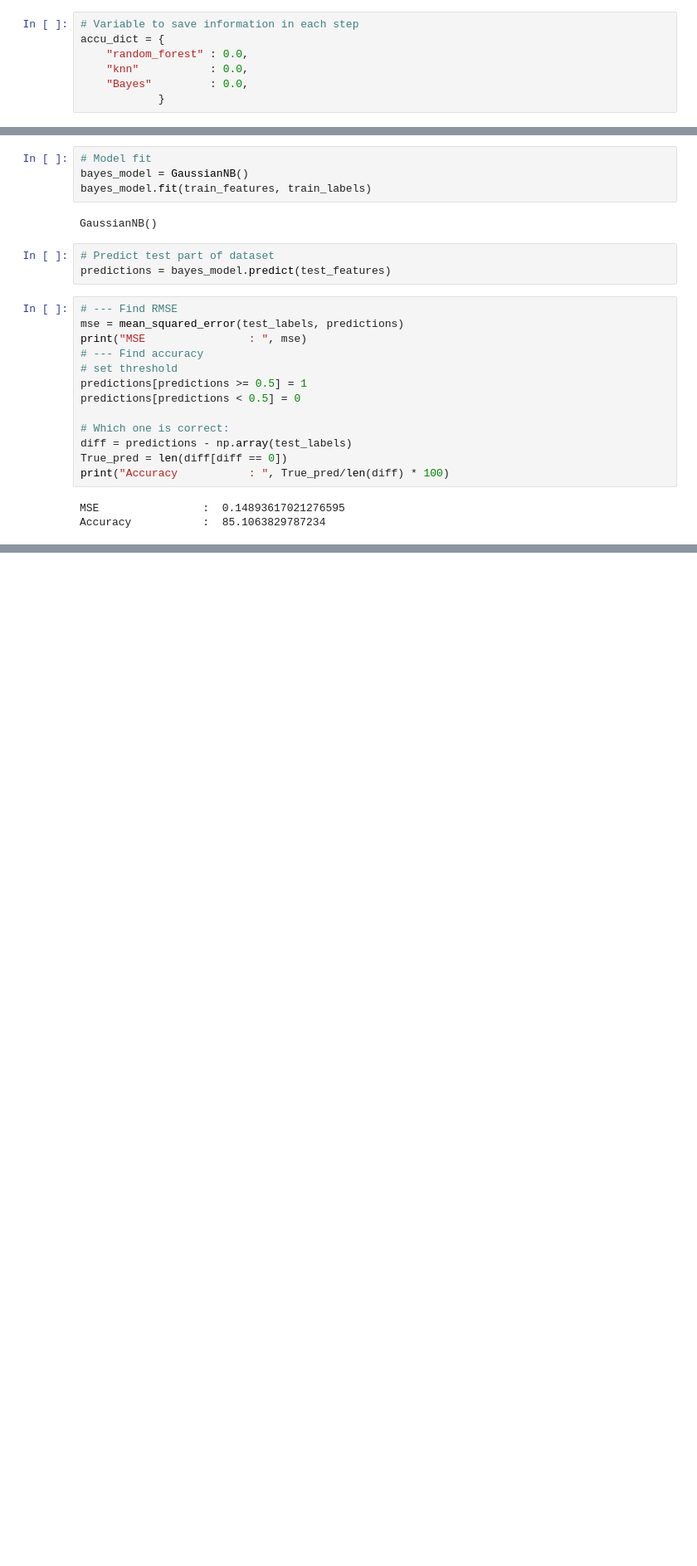
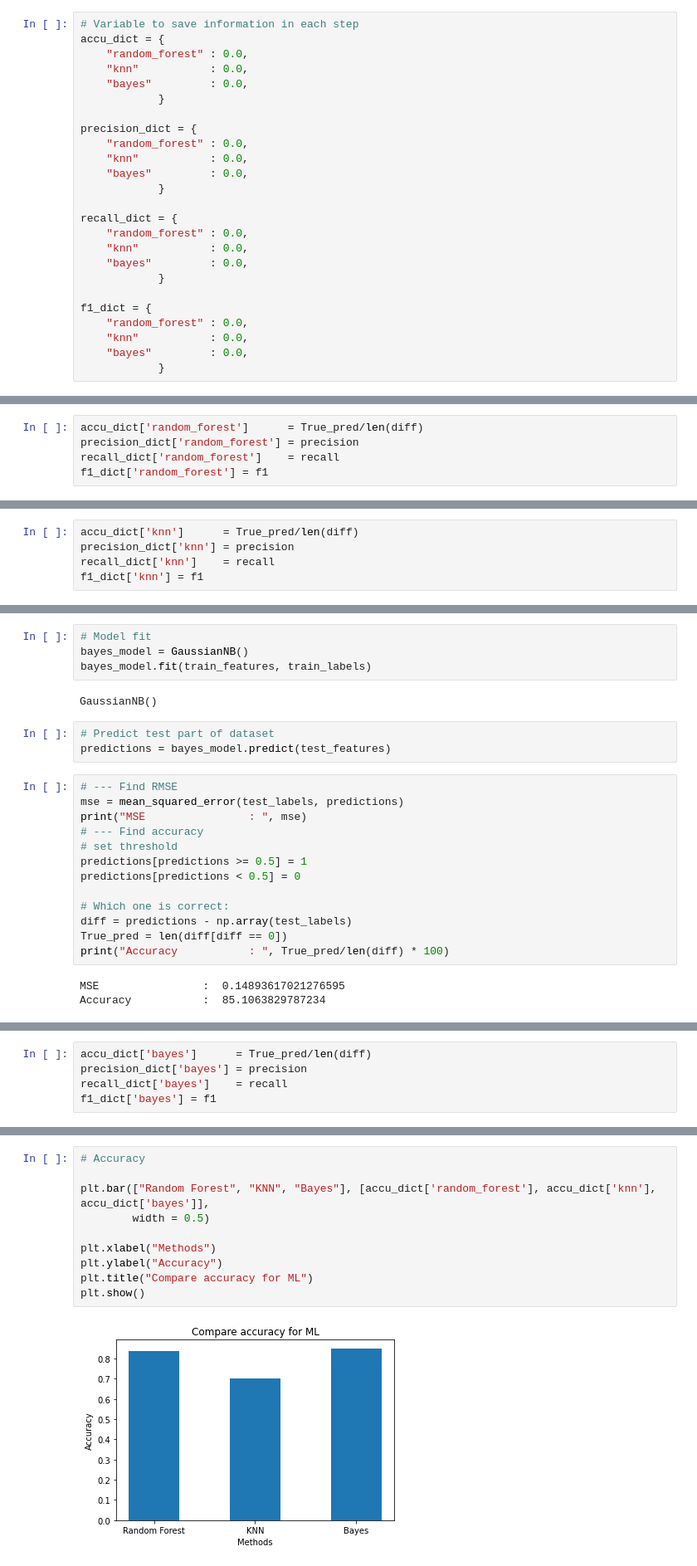
Before and after one commit to mertz1999/Alzheimer-s-Disease-Prediction, a Jupyter notebook: Alzh_Predict.ipynb, the cells around one changed output, grey strips where cells are left out. Shown: that part at 83% size. Cells and saved outputs as stored; diff of their text form; blank space fills up the shorter version.

```diff
--- a/Alzh_Predict.ipynb
+++ b/Alzh_Predict.ipynb
@@ -18,8 +18,26 @@ from sklearn.naive_bayes import GaussianNB
 accu_dict = {
     "random_forest" : 0.0,
     "knn"           : 0.0,
-    "Bayes"         : 0.0,
+    "bayes"         : 0.0,
             }
+
+precision_dict = {
+    "random_forest" : 0.0,
+    "knn"           : 0.0,
+    "bayes"         : 0.0,
+            }
+
+recall_dict = {
+    "random_forest" : 0.0,
+    "knn"           : 0.0,
+    "bayes"         : 0.0,
+            }
+
+f1_dict = {
+    "random_forest" : 0.0,
+    "knn"           : 0.0,
+    "bayes"         : 0.0,
+            }
 # %%
 # Loafing Data
 data = pd.read_excel('Data.xlsx')
@@ -157,3 +177,8 @@ Random forest recall    :  0.845771144278607
+# %%
+accu_dict['random_forest']      = True_pred/len(diff)
+precision_dict['random_forest'] = precision
+recall_dict['random_forest']    = recall
+f1_dict['random_forest'] = f1
 # %% [markdown]
 # KNN Algorithms
 # %%
@@ -216,4 +244,9 @@ KNN recall    :  0.6617647058823529
 [figure]
+# %%
+accu_dict['knn']      = True_pred/len(diff)
+precision_dict['knn'] = precision
+recall_dict['knn']    = recall
+f1_dict['knn'] = f1
 # %% [markdown]
 # Naive Bayes
 # %%
@@ -276 +312,6 @@ KNN recall    :  1.0
 [figure]
+# %%
+accu_dict['bayes']      = True_pred/len(diff)
+precision_dict['bayes'] = precision
+recall_dict['bayes']    = recall
+f1_dict['bayes'] = f1
@@ -276,0 +320,12 @@ KNN recall    :  1.0
+# %%
+# Accuracy
+
+plt.bar(["Random Forest", "KNN", "Bayes"], [accu_dict['random_forest'], accu_dict['knn'], accu_dict['bayes']],
+        width = 0.5)
+
+plt.xlabel("Methods")
+plt.ylabel("Accuracy")
+plt.title("Compare accuracy for ML")
+plt.show()
+# %% [output]
+[figure, added]
```
Also changed, not shown: parts of 8 cells of this notebook.
